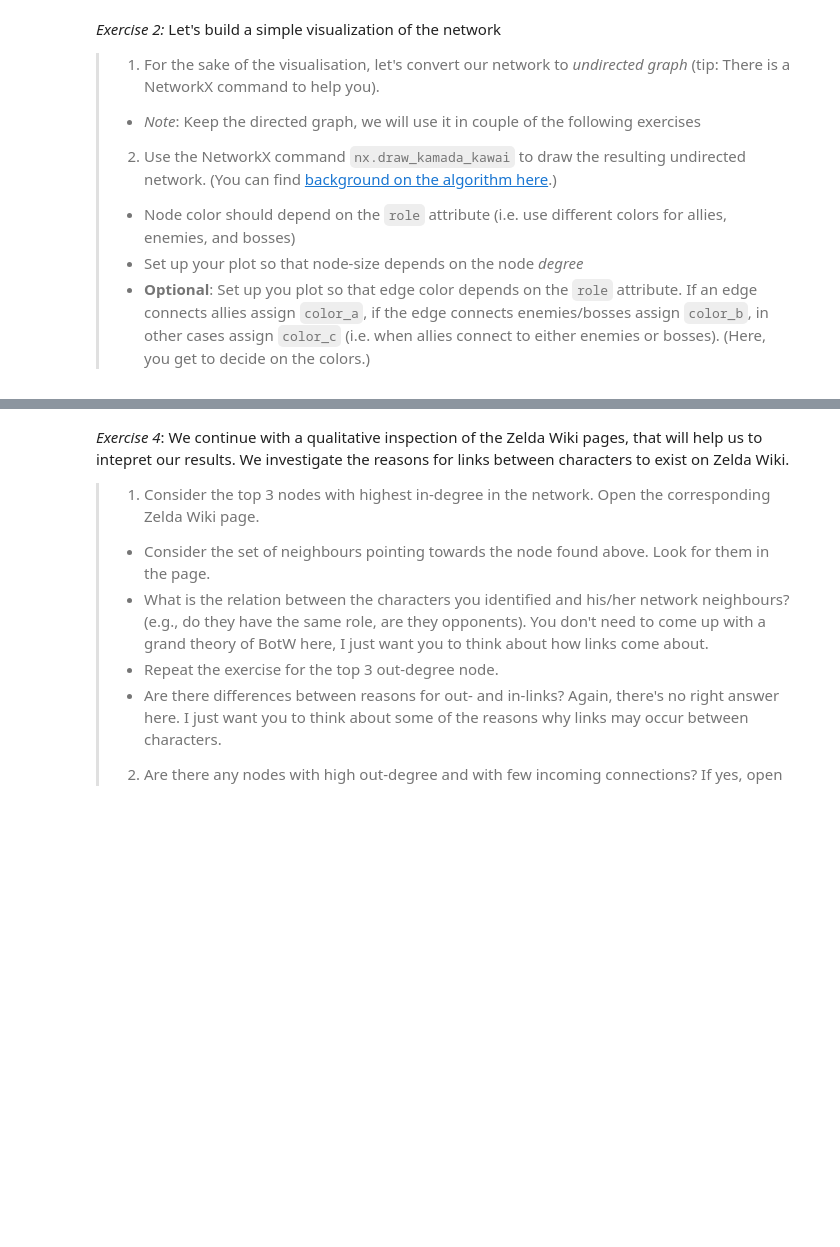
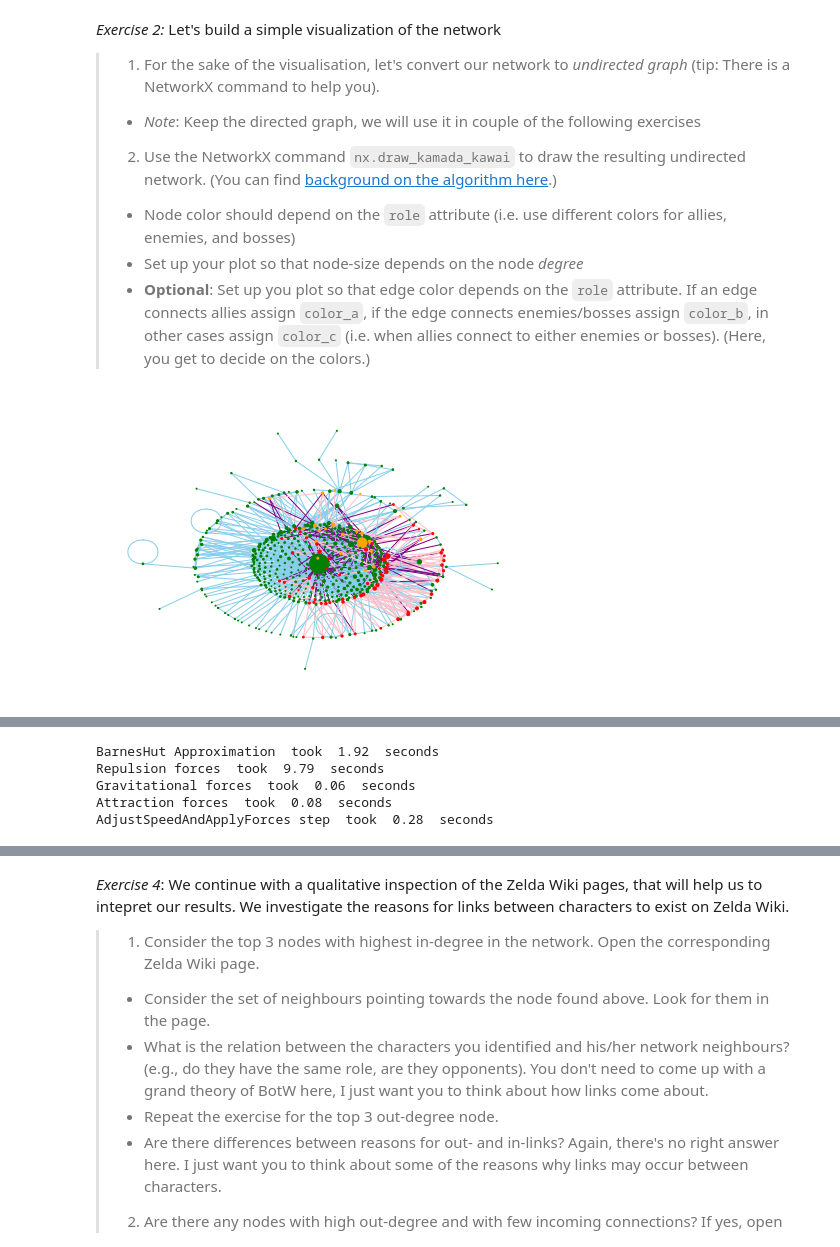
Before and after one commit to SocialComplexityLab/socialgraphs2021, a Jupyter notebook: lectures/Week5.ipynb, the cells around one changed output, grey strips where cells are left out. Drawn from its saved outputs; the diff is of its cells as text; code cells hidden in the pictures; blank space fills up the shorter version.

```diff
--- a/lectures/Week5.ipynb
+++ b/lectures/Week5.ipynb
@@ -30,0 +36,5 @@ We will continue to work with the network from last week, see the lecture for [W
+# %%
+# load the data
+col_names = ["name", "role", "race", "gender"]
+df = pd.read_csv("../files/ZeldaBotW_nodes_w_attributes_enriched.csv", skiprows=1, names=col_names)
+df["name"] = df.name.str.replace(" ", "_")
@@ -31,3 +77,7 @@ We will continue to work with the network from last week, see the lecture for [W
+# %%
+# extract largest connected component subgraph
+largest_cc = max(nx.weakly_connected_components(G), key=len)
+largest_subGraph = G.subgraph(largest_cc)
 # %% [markdown]
 *Exercise 2:* Let's build a simple visualization of the network
 >1. For the sake of the visualisation, let's convert our network to *undirected graph* (tip: There is a NetworkX command to help you).
@@ -36,6 +86,39 @@ We will continue to work with the network from last week, see the lecture for [W
 >   * Node color should depend on the `role` attribute (i.e. use different colors for allies, enemies, and bosses)
 >   * Set up your plot so that node-size depends on the node *degree*
 >   * **Optional**: Set up you plot so that edge color depends on the `role` attribute. If an edge connects allies assign `color_a`, if the edge connects enemies/bosses assign `color_b`, in other cases assign `color_c` (i.e. when allies connect to either enemies or bosses). (Here, you get to decide on the colors.)
+# %%
+def edge_role_lookup(A,  B, role_lookup):
+    Arole = role_lookup[A]
+    Brole = role_lookup[B]
+    if Arole == Brole:
+        if Arole == "Ally":
+            return "skyblue"
+        else:
+            return "pink"
+    else:
+        return "purple"
+
+undirected_largest_cc = largest_subGraph.to_undirected()
+edge_list = list(undirected_largest_cc.edges)
+role_lookup = nx.get_node_attributes(undirected_largest_cc, "role")
+
+
+edge_colors = [edge_role_lookup(nodeA, nodeB, role_lookup) for (nodeA, nodeB) in edge_list]
+color_map = {
+    "Ally": "green",
+    "Enemy": "red",
+    "Boss": "orange"
+}
+role_list = [node[1]["role"] for node in list(undirected_largest_cc.nodes.data())]
+color_values = [color_map[role] for role in role_list]
+
+#size_list = [node[1]["word_count"] for node in list(undirected_largest_cc.nodes.data())]
+#size_list = [(x/max(size_list))*300 for x in size_list]
+size_list = [node[1] for node in list(undirected_largest_cc.degree)]
+nx.draw_kamada_kawai(undirected_largest_cc, node_color=color_values,
+                     node_size=size_list, edge_color=edge_colors)
+# %% [output]
+[figure, added]
 # %% [markdown]
 *Exercise 3:* From the previous plot it is more difficult to observe any specific structure in the network. We can make even better visualisations with `ForceAtlas2` package:
 >1. [Force Atlas 2 algorithm](https://github.com/bhargavchippada/forceatlas2) helps to determine the positions of the nodes (see what the result looks like below).
@@ -52,0 +168,8 @@ We will continue to work with the network from last week, see the lecture for [W
+# %%
+positions = forceatlas2.forceatlas2_networkx_layout(undirected_largest_cc, pos=None, iterations=2000)
+# %% [output]
+BarnesHut Approximation  took  1.92  seconds
+Repulsion forces  took  9.79  seconds
+Gravitational forces  took  0.06  seconds
+Attraction forces  took  0.08  seconds
+AdjustSpeedAndApplyForces step  took  0.28  seconds
```
Also changed, not shown: parts of 67 cells of this notebook, 1 other file.
